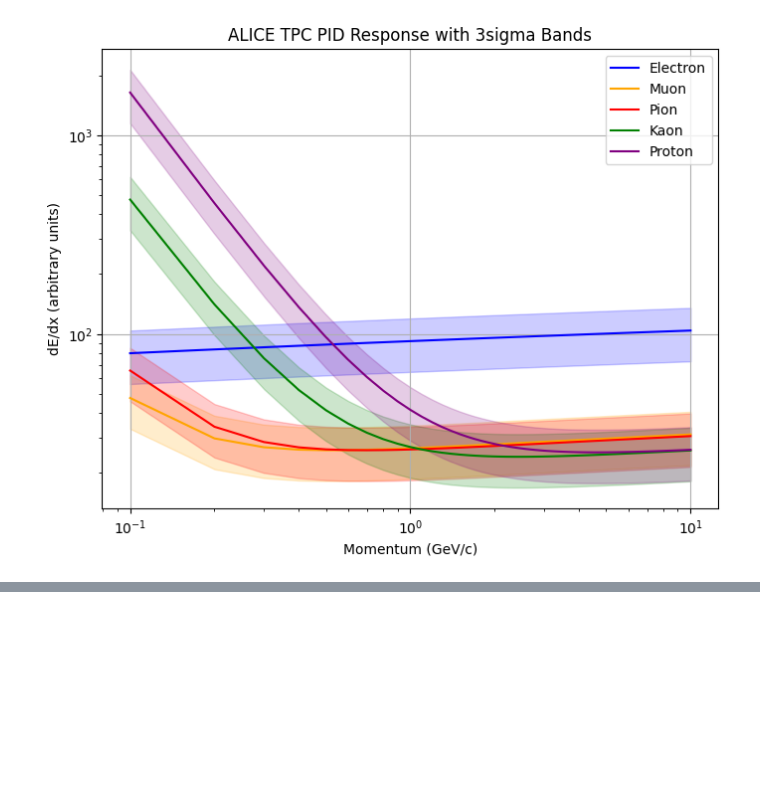
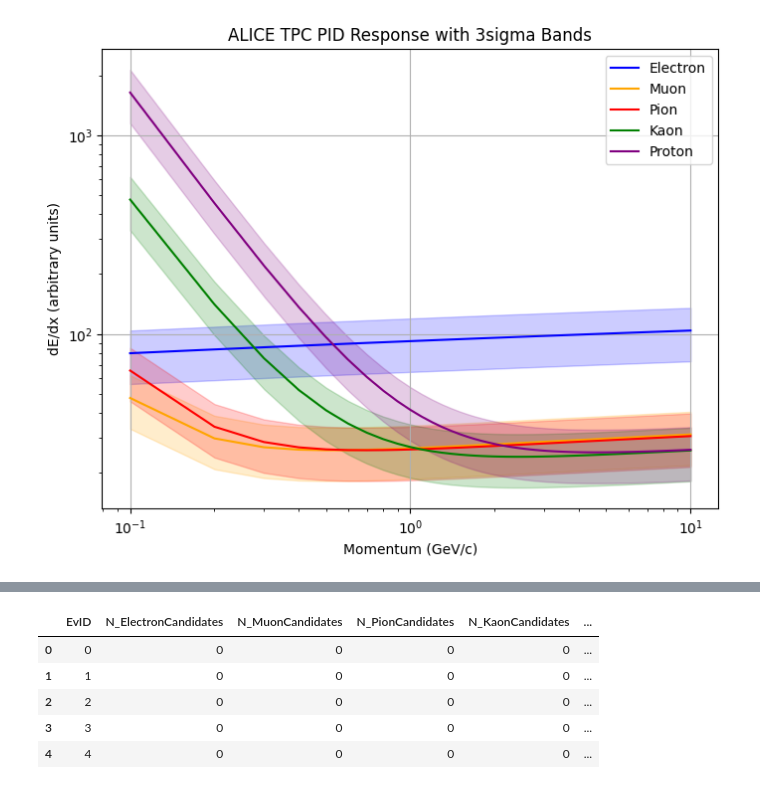
Before and after one commit to QuantumColibri/Exam-project, a Jupyter notebook: generation.ipynb, the cells around one changed output, grey strips where cells are left out. Saved outputs shown, nothing was run; the diff lists cells and outputs as text; code cells hidden in the pictures; blank space fills up the shorter version.

```diff
--- a/generation.ipynb
+++ b/generation.ipynb
@@ -476,0 +672,43 @@ plot_tpc_pid_response_points(momentum_range)
+# %%
+def create_event_summary_table(df):
+
+    event_rows = []
+
+    grouped = df.groupby("EvID")
+
+    for evid, group in grouped:
+
+        # candidate counts
+        n_electron = np.sum(np.abs(group["NsigmaElectron"]) < 0.5)
+        n_muon    = np.sum(np.abs(group["NsigmaMuon"]) < 0.5)
+        n_pion    = np.sum(np.abs(group["NsigmaPion"]) < 0.5)
+        n_kaon    = np.sum(np.abs(group["NsigmaKaon"]) < 0.5)
+        n_proton  = np.sum(np.abs(group["NsigmaProton"]) < 0.5)
+
+        # total tracks
+        n_tracks = len(group)
+
+        event_rows.append({
+            "EvID": evid,
+
+            "N_ElectronCandidates": int(n_electron),
+            "N_MuonCandidates": int(n_muon),
+            "N_PionCandidates": int(n_pion),
+            "N_KaonCandidates": int(n_kaon),
+            "N_ProtonCandidates": int(n_proton),
+
+            "N_Tracks": n_tracks
+        })
+
+    return pd.DataFrame(event_rows)
+# %%
+event_df = create_event_summary_table(df)
+
+event_df.head()
+# %% [output]
+|  | EvID | N_ElectronCandidates | N_MuonCandidates | N_PionCandidates | N_KaonCandidates | ... |
+| 0 | 0 | 0 | 0 | 0 | 0 | ... |
+| 1 | 1 | 0 | 0 | 0 | 0 | ... |
+| 2 | 2 | 0 | 0 | 0 | 0 | ... |
+| 3 | 3 | 0 | 0 | 0 | 0 | ... |
+| 4 | 4 | 0 | 0 | 0 | 0 | ... |
```
Also changed, not shown: parts of 11 cells of this notebook, 2 other files.
